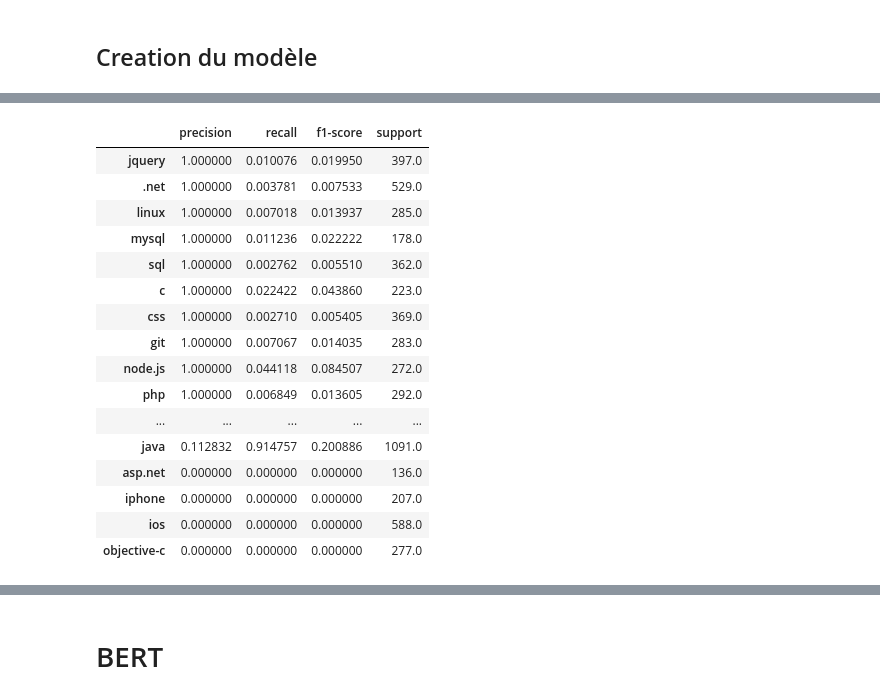
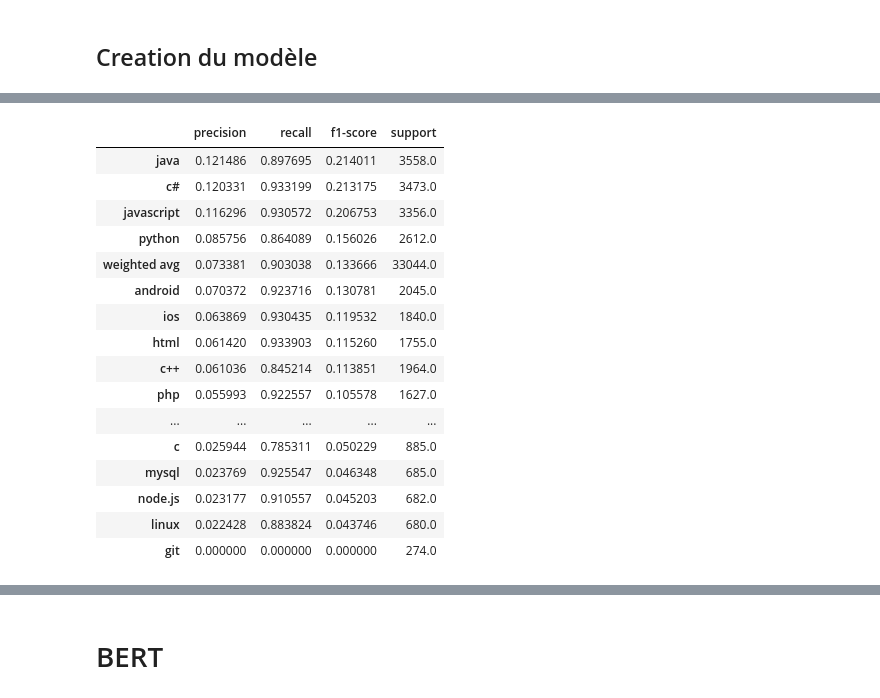
Before and after one commit to DomWch/OpenClassRooms-NLP-P5, a Jupyter notebook: p5-nlp-tfidf-onevsrest.ipynb, the cells around one changed output, grey strips where cells are left out. Cells and saved outputs as stored; diff of their text form; code cells hidden in the pictures.

```diff
--- a/p5-nlp-tfidf-onevsrest.ipynb
+++ b/p5-nlp-tfidf-onevsrest.ipynb
@@ -605,4 +586,5 @@ Wall time: 175 ms
 # %%
-embeddings = embed_model.predict(x_sentences)
+%%time
+embeddings = embed_model.predict(x_sentences_train)
 embeddings.shape
 # %% [output]
@@ -610,0 +595,4 @@ embeddings.shape
+# %%
+%%time
+embeddings_test = embed_model.predict(x_sentences_test)
+embeddings_test.shape
@@ -613,5 +605,6 @@ embeddings.shape
 with ignore_warnings(category=exceptions.ConvergenceWarning):
     OvsRSVC_word2vec = multiclass.OneVsRestClassifier(
         svm.SVC(cache_size=1080, max_iter=5_000 if LONG else 1_000, random_state=42)
-    ).fit(embeddings, tags_are_in(df[0:10_000], target_names))
+    ).fit(embeddings, y_train)
+    #    ).fit(embeddings, tags_are_in(df[0:10_000], target_names))
 # %% [output]
@@ -620,5 +613,5 @@ Wall time: 1min 6s
 # %%
 %%time
-pred_word2vec = OvsRSVC_word2vec.predict(embeddings)
+pred_word2vec = OvsRSVC_word2vec.predict(embeddings_test)
 pred_word2vec
 # %% [output]
@@ -634,26 +627,27 @@ array([[0, 0, 0, ..., 0, 0, 0],
 # %%
-scores_word2vec = save_score(
-    tags_are_in(df[0:10_000], target_names), pred_word2vec, target_names, "word2vec"
-)
+# scores_word2vec = save_score(
+#     tags_are_in(df[0:10_000], target_names), pred_word2vec, target_names, "word2vec"
+# )
+scores_word2vec = save_score(y_test,pred_word2vec,target_names, "word2vec")
 scores_word2vec.sort_values(by="precision", ascending=False)
 # %% [output]
 |  | precision | recall | f1-score | support |
-| jquery | 1.000000 | 0.010076 | 0.019950 | 397.0 |
-| .net | 1.000000 | 0.003781 | 0.007533 | 529.0 |
-| linux | 1.000000 | 0.007018 | 0.013937 | 285.0 |
-| mysql | 1.000000 | 0.011236 | 0.022222 | 178.0 |
-| sql | 1.000000 | 0.002762 | 0.005510 | 362.0 |
-| c | 1.000000 | 0.022422 | 0.043860 | 223.0 |
-| css | 1.000000 | 0.002710 | 0.005405 | 369.0 |
-| git | 1.000000 | 0.007067 | 0.014035 | 283.0 |
-| node.js | 1.000000 | 0.044118 | 0.084507 | 272.0 |
-| php | 1.000000 | 0.006849 | 0.013605 | 292.0 |
+| java | 0.121486 | 0.897695 | 0.214011 | 3558.0 |
+| c# | 0.120331 | 0.933199 | 0.213175 | 3473.0 |
+| javascript | 0.116296 | 0.930572 | 0.206753 | 3356.0 |
+| python | 0.085756 | 0.864089 | 0.156026 | 2612.0 |
+| weighted avg | 0.073381 | 0.903038 | 0.133666 | 33044.0 |
+| android | 0.070372 | 0.923716 | 0.130781 | 2045.0 |
+| ios | 0.063869 | 0.930435 | 0.119532 | 1840.0 |
+| html | 0.061420 | 0.933903 | 0.115260 | 1755.0 |
+| c++ | 0.061036 | 0.845214 | 0.113851 | 1964.0 |
+| php | 0.055993 | 0.922557 | 0.105578 | 1627.0 |
 | ... | ... | ... | ... | ... |
-| java | 0.112832 | 0.914757 | 0.200886 | 1091.0 |
-| asp.net | 0.000000 | 0.000000 | 0.000000 | 136.0 |
-| iphone | 0.000000 | 0.000000 | 0.000000 | 207.0 |
-| ios | 0.000000 | 0.000000 | 0.000000 | 588.0 |
-| objective-c | 0.000000 | 0.000000 | 0.000000 | 277.0 |
+| c | 0.025944 | 0.785311 | 0.050229 | 885.0 |
+| mysql | 0.023769 | 0.925547 | 0.046348 | 685.0 |
+| node.js | 0.023177 | 0.910557 | 0.045203 | 682.0 |
+| linux | 0.022428 | 0.883824 | 0.043746 | 680.0 |
+| git | 0.000000 | 0.000000 | 0.000000 | 274.0 |
 # %%
 def ARI_fct(features, target_names, y):
     time1 = time.time()
```
Also changed, not shown: parts of 21 cells of this notebook.
